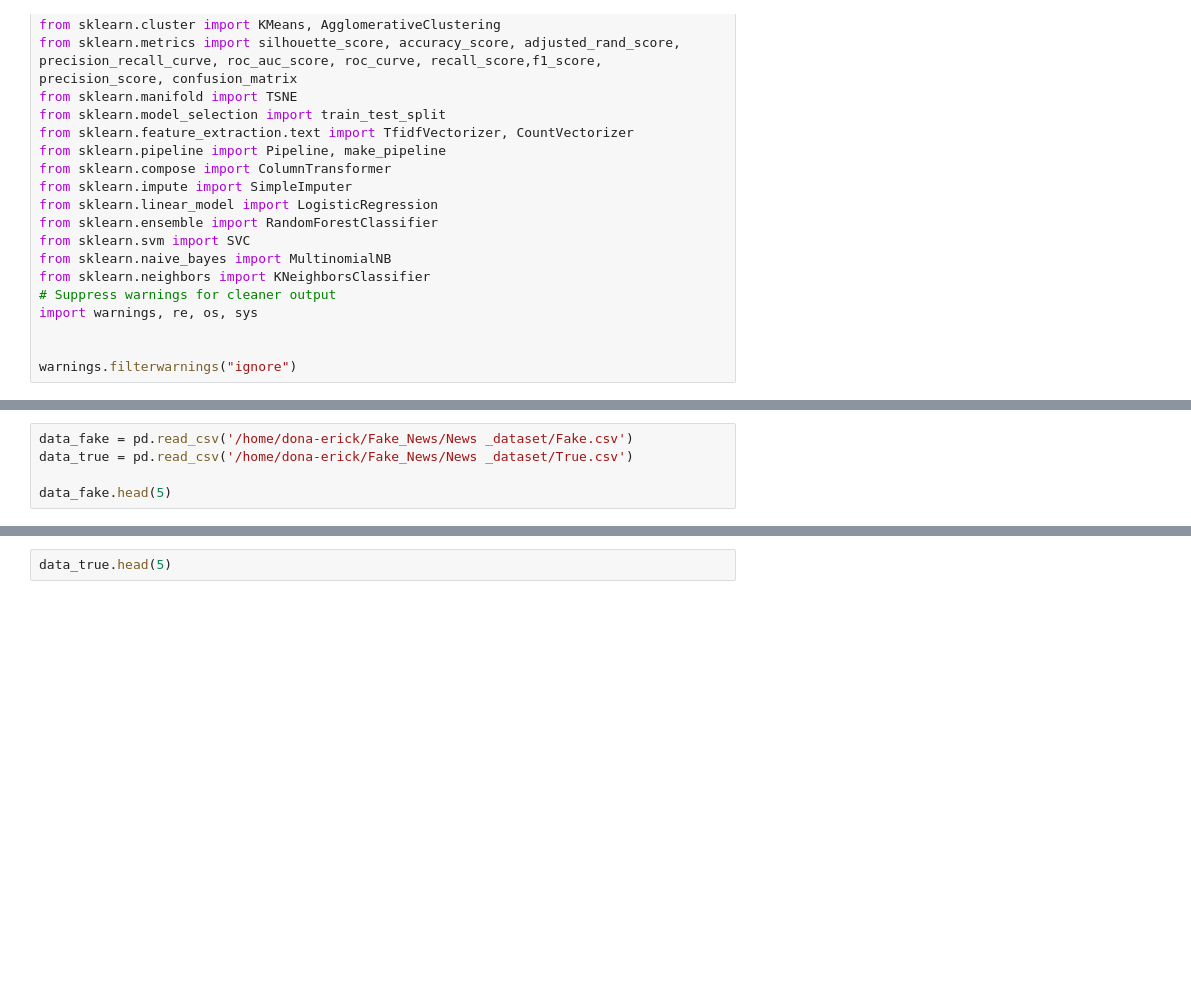
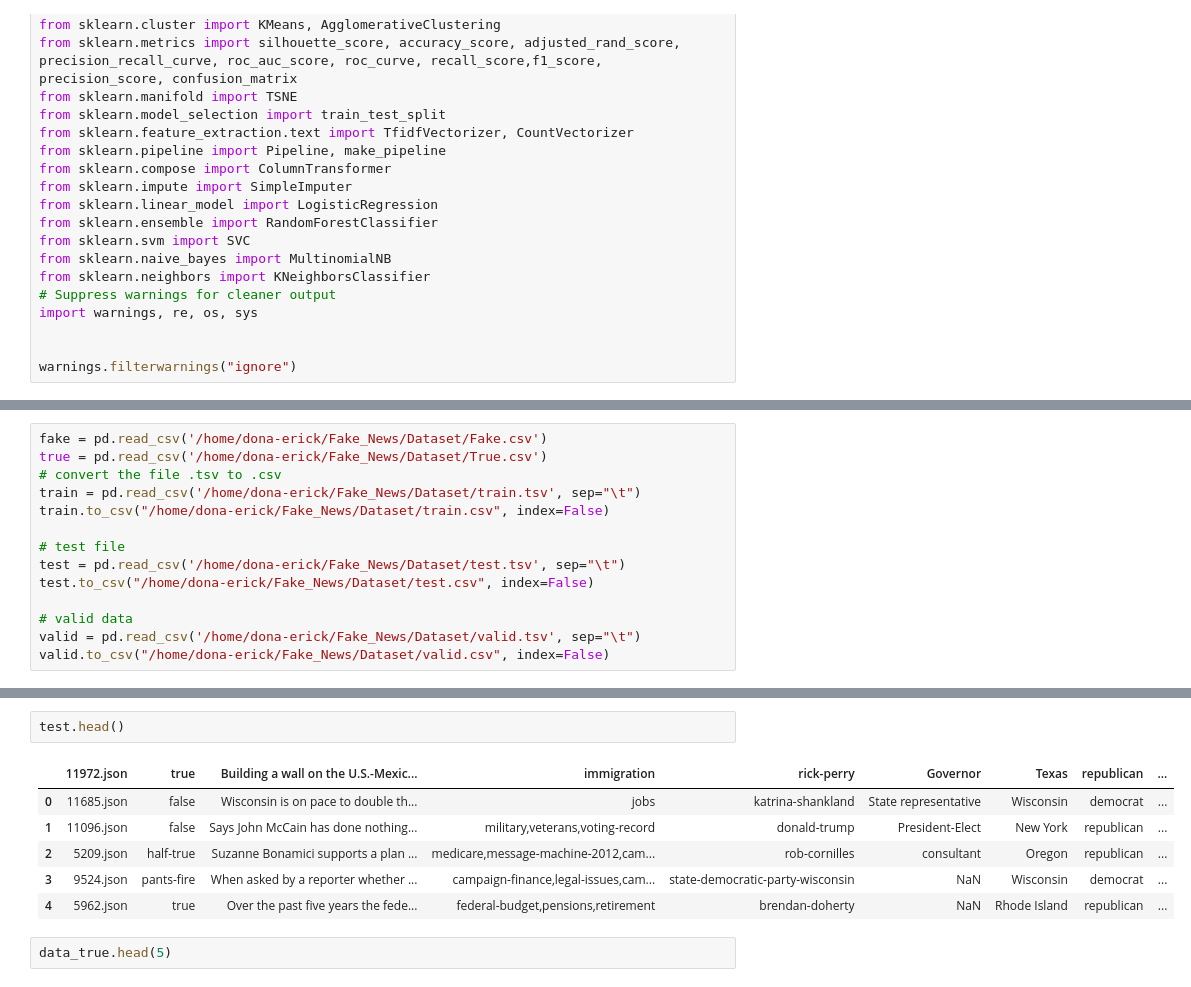
Before and after one commit to dona-eric/VeritaAI, a Jupyter notebook: Analyse/fake_news.ipynb, the cells around one changed output, grey strips where cells are left out. Cells and saved outputs as stored; diff of their text form; blank space fills up the shorter version.

```diff
--- a/Analyse/fake_news.ipynb
+++ b/Analyse/fake_news.ipynb
@@ -53,5 +53,14 @@ warnings.filterwarnings("ignore")
 # %%
-data_fake = pd.read_csv('/home/dona-erick/Fake_News/News _dataset/Fake.csv')
-data_true = pd.read_csv('/home/dona-erick/Fake_News/News _dataset/True.csv')
+fake = pd.read_csv('/home/dona-erick/Fake_News/Dataset/Fake.csv')
+true = pd.read_csv('/home/dona-erick/Fake_News/Dataset/True.csv')
+# convert the file .tsv to .csv
+train = pd.read_csv('/home/dona-erick/Fake_News/Dataset/train.tsv', sep="\t")
+train.to_csv("/home/dona-erick/Fake_News/Dataset/train.csv", index=False)
 
-data_fake.head(5)
+# test file
+test = pd.read_csv('/home/dona-erick/Fake_News/Dataset/test.tsv', sep="\t")
+test.to_csv("/home/dona-erick/Fake_News/Dataset/test.csv", index=False)
+
+# valid data
+valid = pd.read_csv('/home/dona-erick/Fake_News/Dataset/valid.tsv', sep="\t")
+valid.to_csv("/home/dona-erick/Fake_News/Dataset/valid.csv", index=False)
@@ -65,3 +78,12 @@ data_fake.head(5)
+# %%
+test.head()
+# %% [output]
+|  | 11972.json | true | Building a wall on the U.S.-Mexic... | immigration | rick-perry | Governor | Texas | republican | ... |
+| 0 | 11685.json | false | Wisconsin is on pace to double th... | jobs | katrina-shankland | State representative | Wisconsin | democrat | ... |
+| 1 | 11096.json | false | Says John McCain has done nothing... | military,veterans,voting-record | donald-trump | President-Elect | New York | republican | ... |
+| 2 | 5209.json | half-true | Suzanne Bonamici supports a plan ... | medicare,message-machine-2012,cam... | rob-cornilles | consultant | Oregon | republican | ... |
+| 3 | 9524.json | pants-fire | When asked by a reporter whether ... | campaign-finance,legal-issues,cam... | state-democratic-party-wisconsin | NaN | Wisconsin | democrat | ... |
+| 4 | 5962.json | true | Over the past five years the fede... | federal-budget,pensions,retirement | brendan-doherty | NaN | Rhode Island | republican | ... |
 # %%
 data_true.head(5)
 # %% [output]
```
Also changed, not shown: parts of 4 cells of this notebook, 13 other files.
